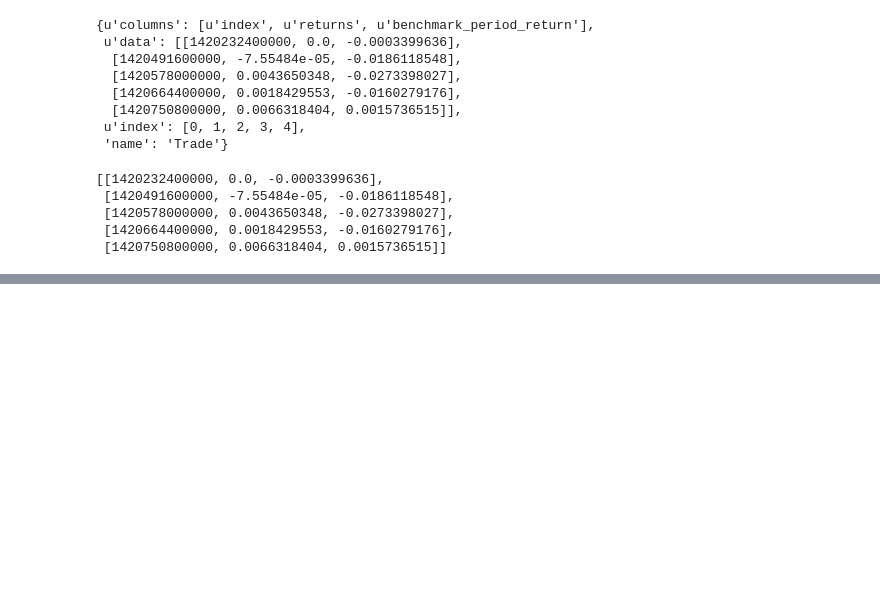
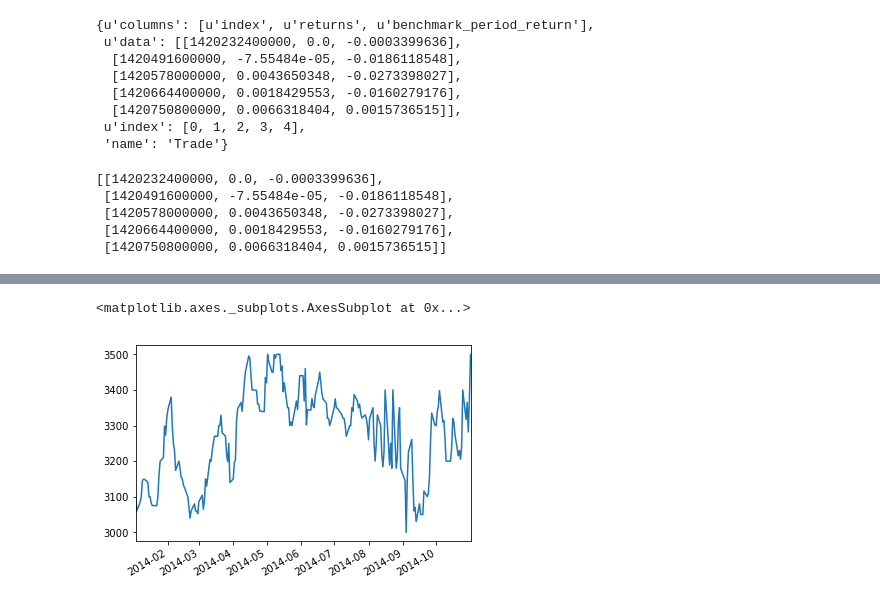
Before and after one commit to ChrisIJH/zlBacktest, a Jupyter notebook: test.ipynb, the cells around one changed output, grey strips where cells are left out. Drawn from its saved outputs; the diff is of its cells as text; code cells hidden in the pictures; blank space fills up the shorter version.

```diff
--- a/test.ipynb
+++ b/test.ipynb
@@ -330,0 +379,2 @@ res_2_2_json_obj['data']
+# %%
+adr = pd.read_pickle('res_adr.pkl')
@@ -330,0 +391,5 @@ res_2_2_json_obj['data']
+# %%
+adr.ADR.plot()
+# %% [output]
+<matplotlib.axes._subplots.AxesSubplot at 0x...>
+[figure, added]
```
Also changed, not shown: parts of 14 cells of this notebook, 5 other files.
